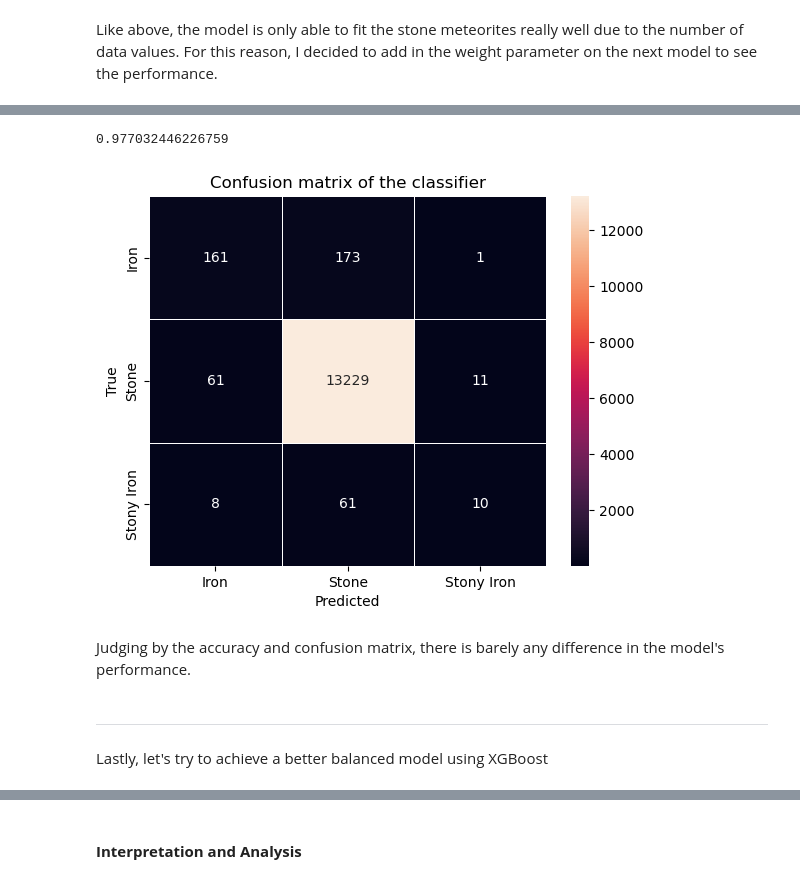
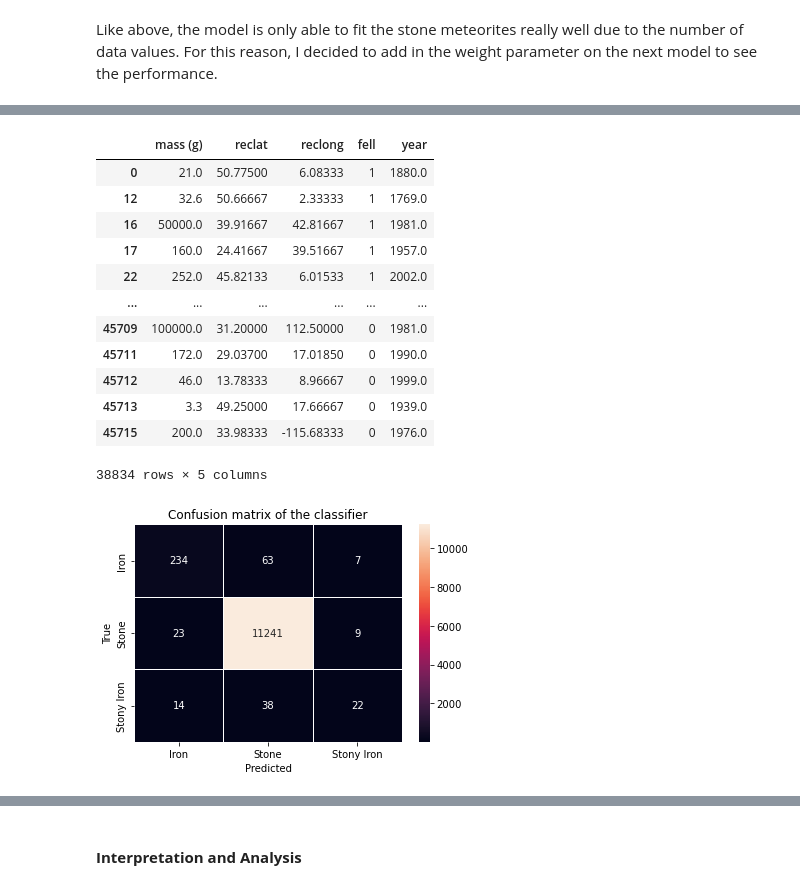
Before and after one commit to peter-parit/Data-Science-Project-on-Meteorites, a Jupyter notebook: Parit Vacharaskunee - Term Project.ipynb, the cells around one changed output, grey strips where cells are left out. Drawn from its saved outputs; the diff is of its cells as text; code cells hidden in the pictures.

```diff
--- a/Parit Vacharaskunee - Term Project.ipynb
+++ b/Parit Vacharaskunee - Term Project.ipynb
@@ -446,24 +443,43 @@ weights = {'Stony Iron': stonyiron_weight, 'Stone': stone_weight, 'Iron': iron_w
+# %%
+fell4 = pd.get_dummies(df_no_outliers['fall']).drop(columns = 'Found')
+
+x4 = pd.DataFrame(df_no_outliers['mass (g)'])
+x4['reclat'] = df_no_outliers['reclat']
+x4['reclong'] = df_no_outliers['reclong']
+x4['fell'] = fell4
+x4['year'] = df_no_outliers['year']
+x4
+# %% [output]
+|  | mass (g) | reclat | reclong | fell | year |
+| 0 | 21.0 | 50.77500 | 6.08333 | 1 | 1880.0 |
+| 12 | 32.6 | 50.66667 | 2.33333 | 1 | 1769.0 |
+| 16 | 50000.0 | 39.91667 | 42.81667 | 1 | 1981.0 |
+| 17 | 160.0 | 24.41667 | 39.51667 | 1 | 1957.0 |
+| 22 | 252.0 | 45.82133 | 6.01533 | 1 | 2002.0 |
+| ... | ... | ... | ... | ... | ... |
+| 45709 | 100000.0 | 31.20000 | 112.50000 | 0 | 1981.0 |
+| 45711 | 172.0 | 29.03700 | 17.01850 | 0 | 1990.0 |
+| 45712 | 46.0 | 13.78333 | 8.96667 | 0 | 1999.0 |
+| 45713 | 3.3 | 49.25000 | 17.66667 | 0 | 1939.0 |
+| 45715 | 200.0 | 33.98333 | -115.68333 | 0 | 1976.0 |
+38834 rows × 5 columns
+# %%
+y4 = df_no_outliers.recclass
+# %%
+# split train-test
+xtrain4, xtest4, ytrain4, ytest4 = train_test_split(x4, y4, test_size = 0.3, random_state = 10)
 # %%
-# fitting random forest model with tree size of 100, and with a balanced weight
-rf_model4 = RandomForestClassifier(n_estimators=100, class_weight = weights)
-_ = rf_model4.fit(xtrain, ytrain)
+# fitting random forest model with tree size of 100
+rf_model4 = RandomForestClassifier(n_estimators=100, class_weight='balanced')
+_ = rf_model4.fit(xtrain4, ytrain4)
-# %%
-accuracy_score(ytest, rf_model4.predict(xtest))
-# %% [output]
-0.977032446226759
 # %%
-cm4 = confusion_matrix(ytest, rf_model4.predict(xtest))
+cm4 = confusion_matrix(ytest4, rf_model4.predict(xtest4))
 
-labels = ['Iron', 'Stone', 'Stony Iron']
-sns.heatmap(cm4, annot = True, fmt = 'd', linewidths = 0.5, xticklabels = labels, yticklabels = labels)
+labels4 = ['Iron', 'Stone', 'Stony Iron']
+sns.heatmap(cm4, annot = True, fmt = 'd', linewidths = 0.5, xticklabels = labels4, yticklabels = labels4)
 plt.title('Confusion matrix of the classifier')
 plt.xlabel('Predicted')
 plt.ylabel('True')
 plt.show()
 # %% [output]
-[figure, old version]
+[figure, new version]
-# %% [markdown]
-Judging by the accuracy and confusion matrix, there is barely any difference in the model's performance.
-# %% [markdown]
-----
-Lastly, let's try to achieve a better balanced model using XGBoost
```
Also changed, not shown: parts of 37 cells of this notebook.
